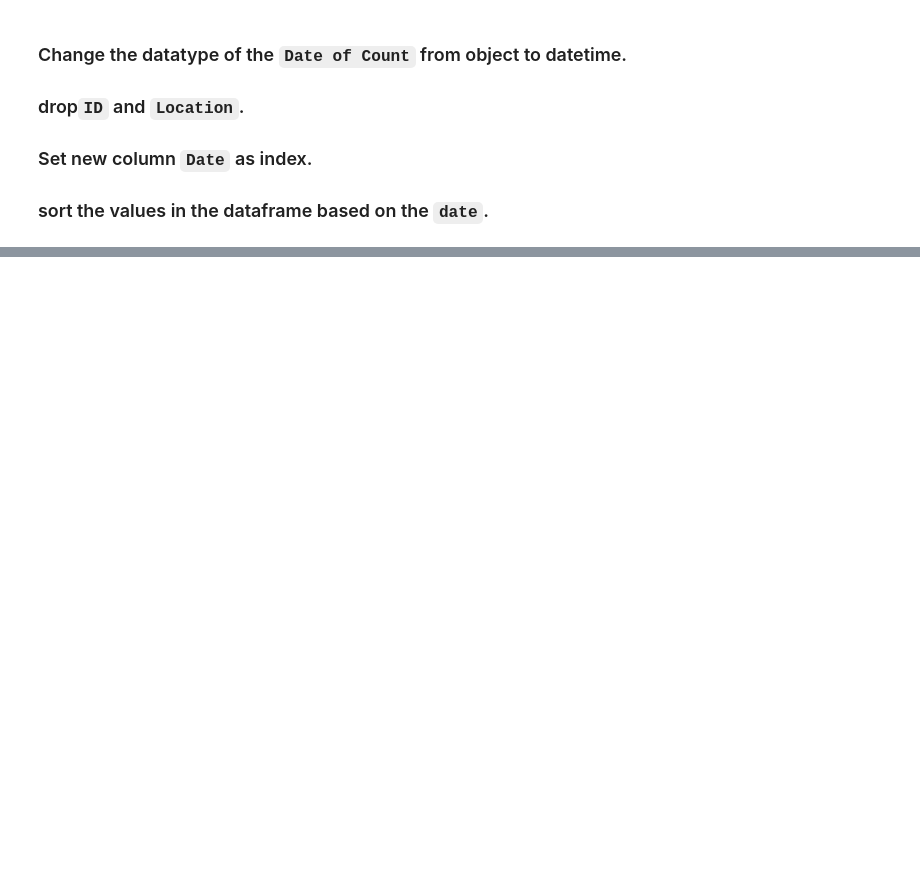
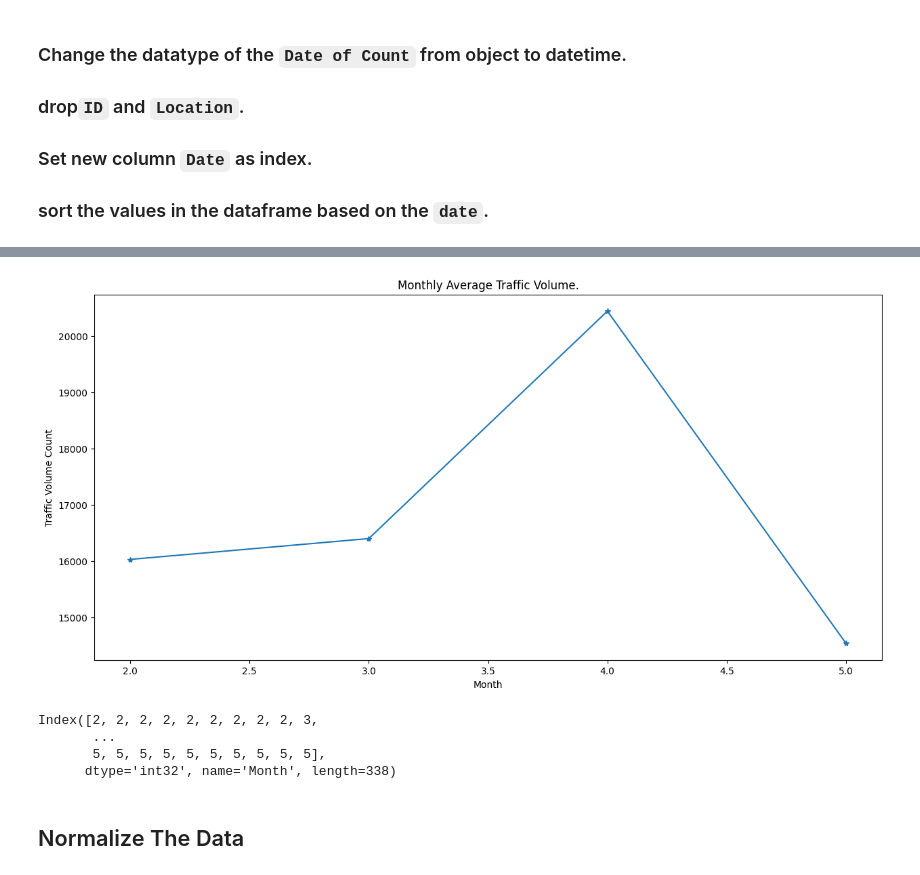
Before and after one commit to TariqAlhathloul/Time-Series-Forecasting-Project, a Jupyter notebook: WorkSpace/traffic_Counts_RNN.ipynb, the cells around one changed output, grey strips where cells are left out. Drawn from its saved outputs; the diff is of its cells as text; code cells hidden in the pictures; blank space fills up the shorter version.

```diff
--- a/WorkSpace/traffic_Counts_RNN.ipynb
+++ b/WorkSpace/traffic_Counts_RNN.ipynb
@@ -31,0 +117,22 @@ Check out the [City of Chicago Traffic Data](https://www.chicago.gov/city/en/dep
+# %%
+selected_df['Month'] = selected_df['Date of Count'].dt.month
+selected_df.set_index('Month', inplace=True)
+grouped_average = selected_df.groupby('Month')['Total Passing Vehicle Volume'].mean()
+
+plt.figure(figsize=(15, 7))
+plt.plot(grouped_average.index, grouped_average.values, marker='*')
+plt.xlabel("Month")
+plt.ylabel("Traffic Volume Count")
+plt.title("Monthly Average Traffic Volume.")
+plt.show()
+# %% [output]
+[figure, added]
+# %%
+selected_df.index
+# %% [output]
+Index([2, 2, 2, 2, 2, 2, 2, 2, 2, 3,
+       ...
+       5, 5, 5, 5, 5, 5, 5, 5, 5, 5],
+      dtype='int32', name='Month', length=338)
+# %% [markdown]
+## Normalize The Data
```
Also changed, not shown: parts of 38 cells of this notebook.
